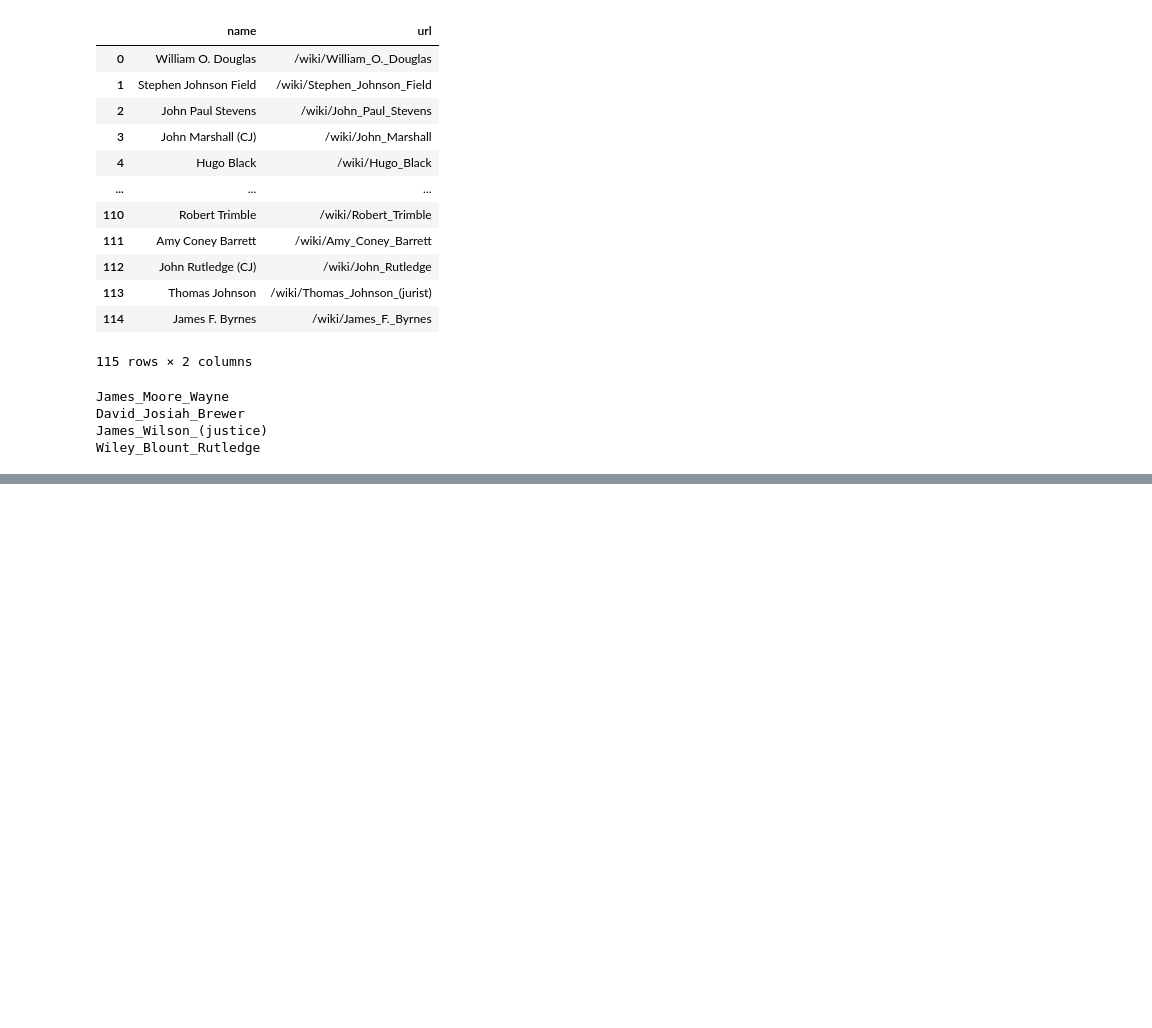
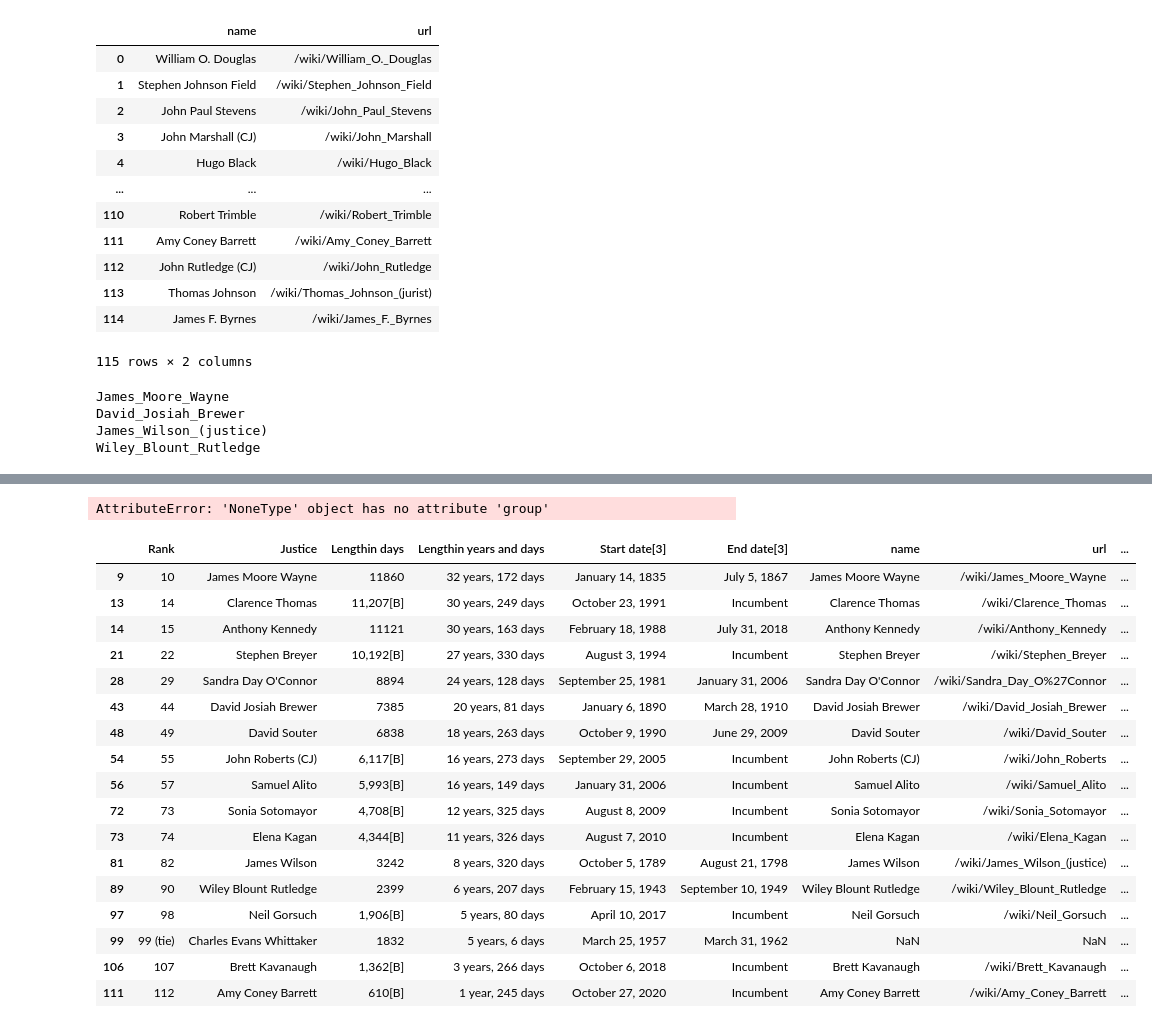
Before and after one commit to feldspar-terra/scratchpad, a Jupyter notebook: justices.ipynb, the cells around one changed output, grey strips where cells are left out. Saved outputs shown, nothing was run; the diff lists cells and outputs as text; code cells hidden in the pictures; blank space fills up the shorter version.

```diff
--- a/justices.ipynb
+++ b/justices.ipynb
@@ -5,5 +5,14 @@ import pandas as pd
 import numpy as np
 from bs4 import BeautifulSoup
 import plotly.express as px
+
+def get_soup(input_url,parser,find):
+    url = input_url
+    r = requests.get(url)
+    if find == "content" :
+        soup = BeautifulSoup(r.content, parser)
+    else :
+        soup = BeautifulSoup(r.text, parser)
+    return soup
 # %%
 pandas_wiki_df = pd.read_html('https://en.wikipedia.org/wiki/List_of_United_States_Supreme_Court_justices_by_time_in_office')[1]
@@ -20,9 +22,5 @@ date_errors
 # %%
-url = 'https://en.wikipedia.org/wiki/List_of_United_States_Supreme_Court_justices_by_time_in_office'
-r = requests.get(url)
-soup = BeautifulSoup(r.content, 'html.parser')
-table = soup.find( "table", {"id":"justices"} )
-# table
+table = get_soup('https://en.wikipedia.org/wiki/List_of_United_States_Supreme_Court_justices_by_time_in_office','html.parser','content').find( "table", {"id":"justices"} )
 justices_tr = table.findAll("tr")[1:]
 
 justice_name = []
@@ -31,8 +29,8 @@ justice_term_start = []
 justice_term_end = []
 
 for justice in justices_tr:
-    justice_str = justice.find_all('td')
-    justice_name.append(justice_str[1].text)
+    justice_str = justice.find_all('td')[1].text
+    justice_name.append(' '.join(justice_str.split()))
 
     justiceurl = justice.find('a').get('href')
     justice_url.append(justiceurl)
@@ -203,0 +270,40 @@ See the caveats in the documentation: https://pandas.pydata.org/pandas-docs/stab
+# %%
+def parseWikiDateData(wiki_date_data_str,y,m,d):
+    year = wiki_date_data_str[y]
+    month = wiki_date_data_str[m]
+    day = wiki_date_data_str[d]
+    date = year+"-"+month+"-"+day
+    return pd.to_datetime(date)
+    # return year
+
+test_url = '/wiki/James_Wilson_(justice)'
+
+format_test_url = 'https://en.wikipedia.org/w/api.php?action=query&prop=revisions&rvprop=content&rvsection=0&titles='+str(test_url).replace("/wiki/", "")+'&format=xml'
+re_data = re.search(r'(death_date(.*?)}})',get_soup(format_test_url,'xml','text').getText())
+data = re_data.group(0).split('|')
+var = parseWikiDateData(data,2,3,4)
+# print(pd.to_datetime(str(var[0]+"-"+var[1]+"-"+var[2])))
+print(var)
+# %% [output]
+AttributeError: 'NoneType' object has no attribute 'group'
+# %%
+workflow_combine_df[workflow_combine_df['d_date'].isnull()]
+# %% [output]
+|  | Rank | Justice | Lengthin days | Lengthin years and days | Start date[3] | End date[3] | name | url | ... |
+| 9 | 10 | James Moore Wayne | 11860 | 32 years, 172 days | January 14, 1835 | July 5, 1867 | James Moore Wayne | /wiki/James_Moore_Wayne | ... |
+| 13 | 14 | Clarence Thomas | 11,207[B] | 30 years, 249 days | October 23, 1991 | Incumbent | Clarence Thomas | /wiki/Clarence_Thomas | ... |
+| 14 | 15 | Anthony Kennedy | 11121 | 30 years, 163 days | February 18, 1988 | July 31, 2018 | Anthony Kennedy | /wiki/Anthony_Kennedy | ... |
+| 21 | 22 | Stephen Breyer | 10,192[B] | 27 years, 330 days | August 3, 1994 | Incumbent | Stephen Breyer | /wiki/Stephen_Breyer | ... |
+| 28 | 29 | Sandra Day O'Connor | 8894 | 24 years, 128 days | September 25, 1981 | January 31, 2006 | Sandra Day O'Connor | /wiki/Sandra_Day_O%27Connor | ... |
+| 43 | 44 | David Josiah Brewer | 7385 | 20 years, 81 days | January 6, 1890 | March 28, 1910 | David Josiah Brewer | /wiki/David_Josiah_Brewer | ... |
+| 48 | 49 | David Souter | 6838 | 18 years, 263 days | October 9, 1990 | June 29, 2009 | David Souter | /wiki/David_Souter | ... |
+| 54 | 55 | John Roberts (CJ) | 6,117[B] | 16 years, 273 days | September 29, 2005 | Incumbent | John Roberts (CJ) | /wiki/John_Roberts | ... |
+| 56 | 57 | Samuel Alito | 5,993[B] | 16 years, 149 days | January 31, 2006 | Incumbent | Samuel Alito | /wiki/Samuel_Alito | ... |
+| 72 | 73 | Sonia Sotomayor | 4,708[B] | 12 years, 325 days | August 8, 2009 | Incumbent | Sonia Sotomayor | /wiki/Sonia_Sotomayor | ... |
+| 73 | 74 | Elena Kagan | 4,344[B] | 11 years, 326 days | August 7, 2010 | Incumbent | Elena Kagan | /wiki/Elena_Kagan | ... |
+| 81 | 82 | James Wilson | 3242 | 8 years, 320 days | October 5, 1789 | August 21, 1798 | James Wilson | /wiki/James_Wilson_(justice) | ... |
+| 89 | 90 | Wiley Blount Rutledge | 2399 | 6 years, 207 days | February 15, 1943 | September 10, 1949 | Wiley Blount Rutledge | /wiki/Wiley_Blount_Rutledge | ... |
+| 97 | 98 | Neil Gorsuch | 1,906[B] | 5 years, 80 days | April 10, 2017 | Incumbent | Neil Gorsuch | /wiki/Neil_Gorsuch | ... |
+| 99 | 99 (tie) | Charles Evans Whittaker | 1832 | 5 years, 6 days | March 25, 1957 | March 31, 1962 | NaN | NaN | ... |
+| 106 | 107 | Brett Kavanaugh | 1,362[B] | 3 years, 266 days | October 6, 2018 | Incumbent | Brett Kavanaugh | /wiki/Brett_Kavanaugh | ... |
+| 111 | 112 | Amy Coney Barrett | 610[B] | 1 year, 245 days | October 27, 2020 | Incumbent | Amy Coney Barrett | /wiki/Amy_Coney_Barrett | ... |
```
Also changed, not shown: parts of 7 cells of this notebook, 1 other file.
